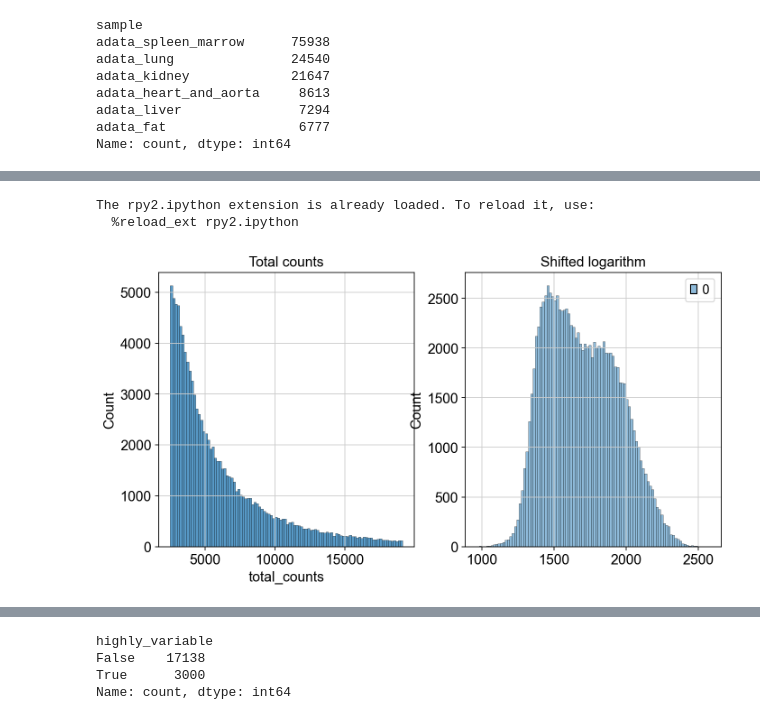
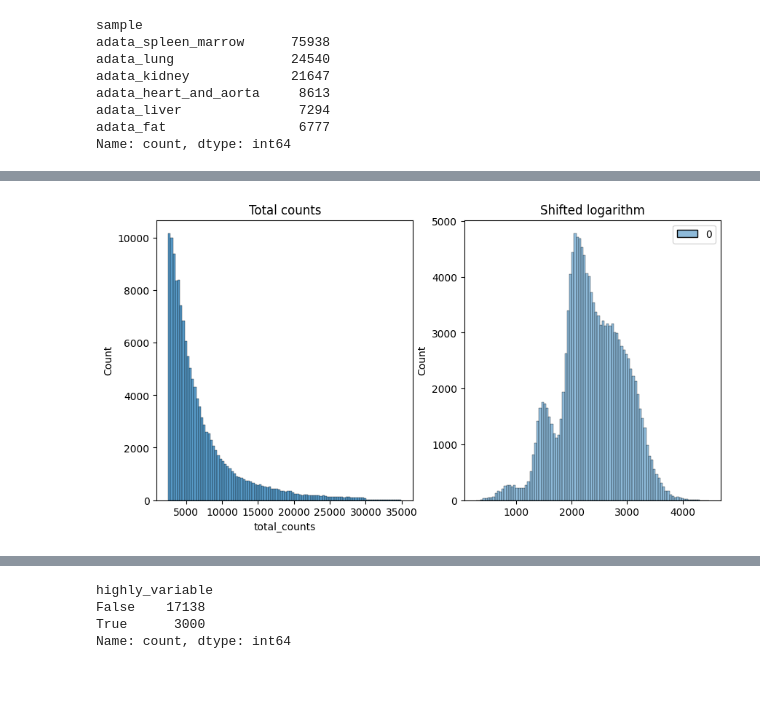
Before and after one commit to baoluwei7-lang/-, a Jupyter notebook: notebooks/04_QC.ipynb, the cells around one changed output, grey strips where cells are left out. Saved outputs shown, nothing was run; the diff lists cells and outputs as text; code cells hidden in the pictures; blank space fills up the shorter version.

```diff
--- a/notebooks/04_QC.ipynb
+++ b/notebooks/04_QC.ipynb
@@ -339,13 +277,0 @@ with open("../workflows/01_qc_v1.ga","w") as f:
-# %%
-# Suppress verbose logging from Scanpy
-sc.settings.verbosity = 0
-
-# Set figure parameters for clean, minimal plots
-sc.settings.set_figure_params(dpi=80, facecolor="white", frameon=False)
-
-rcb.logger.setLevel(logging.ERROR)
-
-%load_ext rpy2.ipython
-# %% [output]
-The rpy2.ipython extension is already loaded. To reload it, use:
-  %reload_ext rpy2.ipython
@@ -352,6 +282,2 @@ The rpy2.ipython extension is already loaded. To reload it, use:
 # %%
 adata = ad.read_h5ad("../data_interim/filtered_doublet.h5ad")
-# %%
-scales_counts = sc.pp.normalize_total(adata, target_sum=None, inplace=False)
-# log1p transform
-adata.layers["log1p_norm"] = sc.pp.log1p(scales_counts["X"], copy=True)
@@ -358,11 +292,11 @@ adata.layers["log1p_norm"] = sc.pp.log1p(scales_counts["X"], copy=True)
 # %%
 fig, axes = plt.subplots(1, 2, figsize=(10, 5))
 p1 = sns.histplot(adata.obs["total_counts"], bins=100, kde=False, ax=axes[0])
 axes[0].set_title("Total counts")
-p2 = sns.histplot(adata.layers["log1p_norm"].sum(1), bins=100, kde=False, ax=axes[1])
+p2 = sns.histplot(adata.X.sum(1), bins=100, kde=False, ax=axes[1])
 axes[1].set_title("Shifted logarithm")
 plt.show()
 # %% [output]
-[figure, old version]
+[figure, new version]
 # %%
 adata.write("../data_interim/normalized.h5ad")
```
Also changed, not shown: parts of 46 cells of this notebook.
